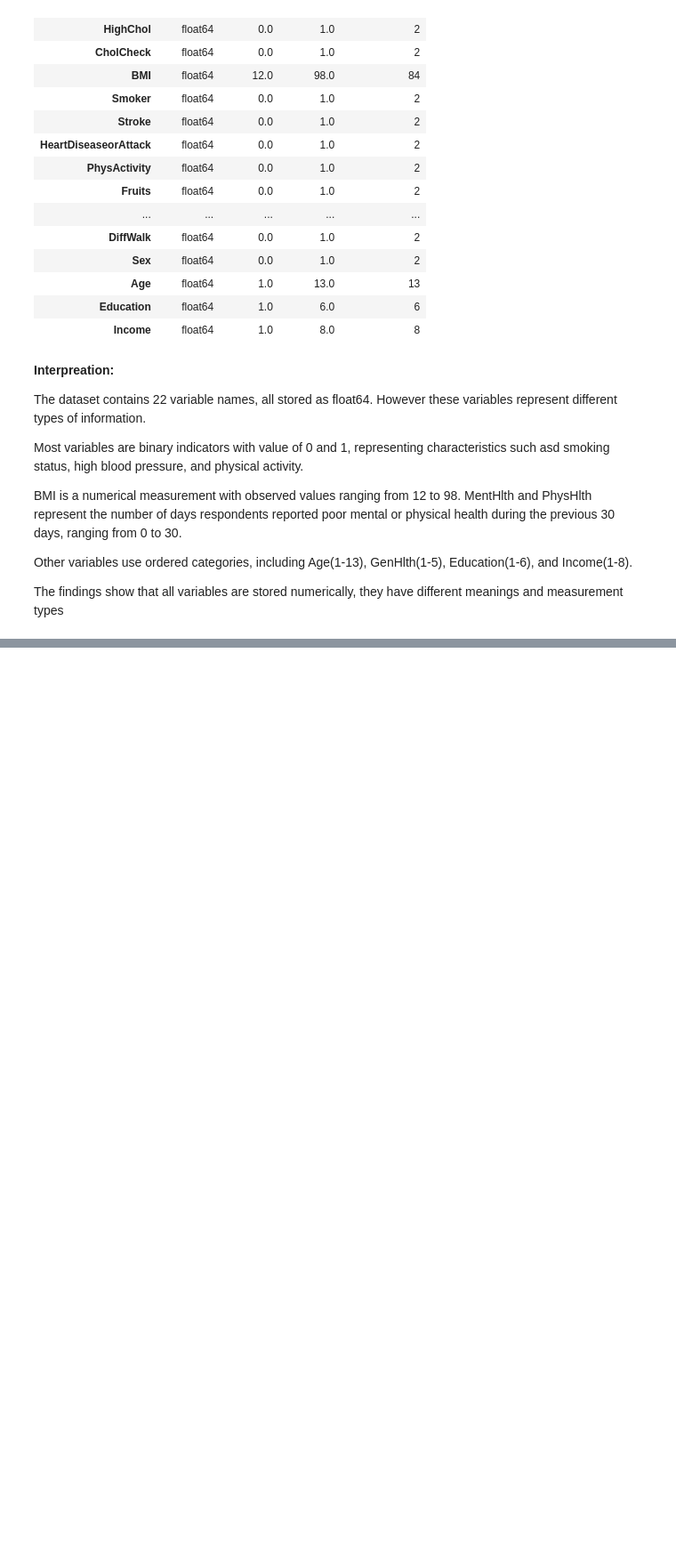
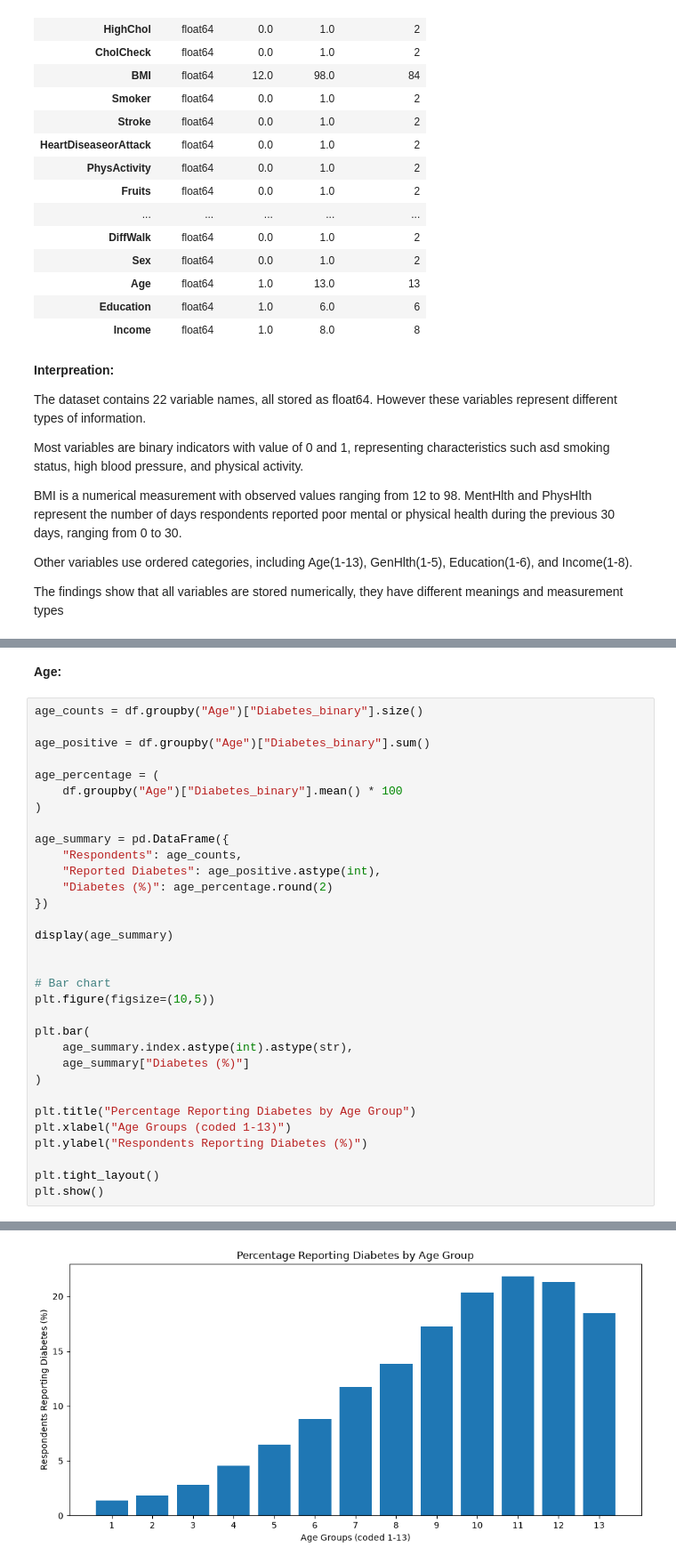
Before and after one commit to Ahmad-1031/DA_CA2, a Jupyter notebook: Notebooks/diabetes_crisp_dm.ipynb, the cells around one changed output, grey strips where cells are left out. Shown at 89% size. Cells and saved outputs as stored; diff of their text form; blank space fills up the shorter version.

```diff
--- a/Notebooks/diabetes_crisp_dm.ipynb
+++ b/Notebooks/diabetes_crisp_dm.ipynb
@@ -207,0 +360,35 @@ The findings show that all variables are stored numerically, they have different
+# %% [markdown]
+**Age:**
+# %%
+age_counts = df.groupby("Age")["Diabetes_binary"].size()
+
+age_positive = df.groupby("Age")["Diabetes_binary"].sum()
+
+age_percentage = (
+    df.groupby("Age")["Diabetes_binary"].mean() * 100
+)
+
+age_summary = pd.DataFrame({
+    "Respondents": age_counts,
+    "Reported Diabetes": age_positive.astype(int),
+    "Diabetes (%)": age_percentage.round(2)
+})
+
+display(age_summary)
+
+
+# Bar chart
+plt.figure(figsize=(10,5))
+
+plt.bar(
+    age_summary.index.astype(int).astype(str),
+    age_summary["Diabetes (%)"]
+)
+
+plt.title("Percentage Reporting Diabetes by Age Group")
+plt.xlabel("Age Groups (coded 1-13)")
+plt.ylabel("Respondents Reporting Diabetes (%)")
+
+plt.tight_layout()
+plt.show()
+# %% [output]
@@ -207,0 +410 @@ The findings show that all variables are stored numerically, they have different
+[figure, added]
```
Also changed, not shown: parts of 24 cells of this notebook.
